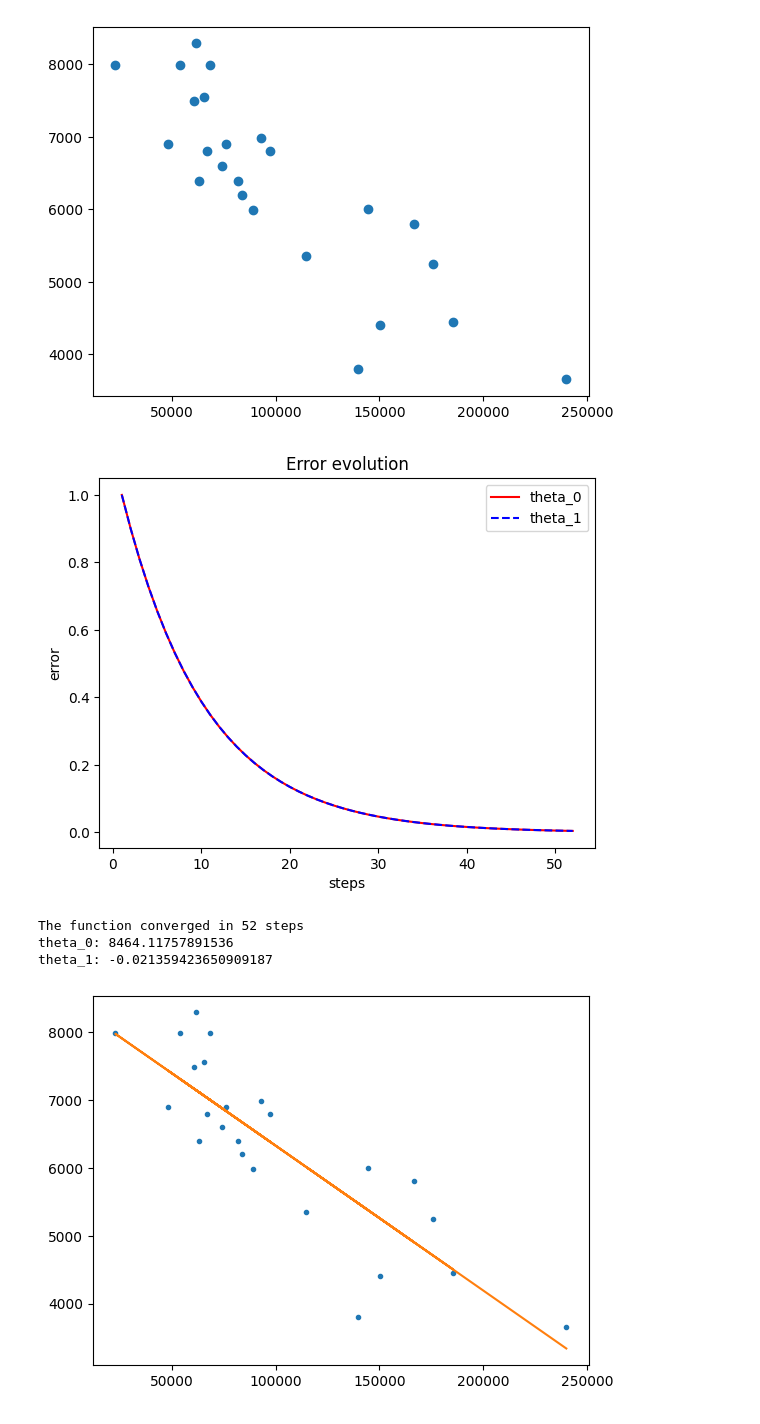
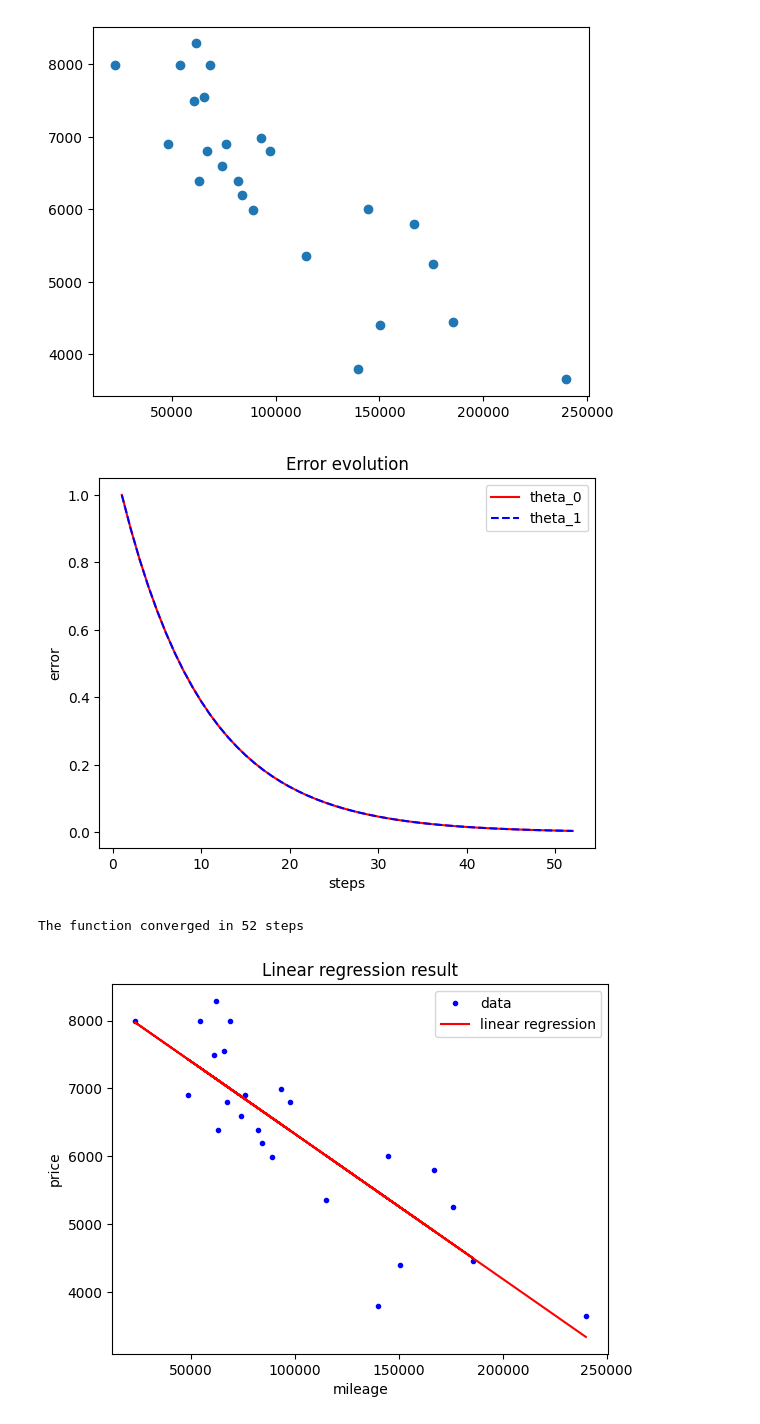
Before and after one commit to Ukudot/ft_linear_regression, a Jupyter notebook: linear_regression.ipynb, the cells around one changed output. Drawn from its saved outputs; the diff is of its cells as text; code cells hidden in the pictures.

Commit message:
cleaned code and added more information on plot

```diff
--- a/linear_regression.ipynb
+++ b/linear_regression.ipynb
@@ -118,17 +119,19 @@ def reverse_standardization(x: list, theta_0, theta_1):
     return new_theta_0, new_theta_1
 # %%
 theta_0, theta_1 = descent_gradient(x, y, 10000, 0.1)
-theta_0, theta_1 = reverse_standardization(x, theta_0, theta_1)
-
-print(f"theta_0: {theta_0}")
-print(f"theta_1: {theta_1}")
 # %% [output]
 [figure]
 The function converged in 52 steps
-theta_0: 8464.11757891536
-theta_1: -0.021359423650909187
-# %%
-plt.plot(x, y, ("."), x, [estimate_price(mileage, theta_0, theta_1) for mileage in x], ("-"))
-plt.show()
-# %% [output]
-[figure, removed]
+# %%
+# return to correct mileage values
+theta_0, theta_1 = reverse_standardization(x, theta_0, theta_1)
+
+plt.plot(x, y, "b.", label="data")
+plt.plot(x, [estimate_price(mileage, theta_0, theta_1) for mileage in x], "r-", label="linear regression")
+plt.xlabel("mileage")
+plt.ylabel("price")
+plt.title("Linear regression result")
+plt.legend(loc = "upper right")
+plt.show()
+# %% [output]
+[figure, added]
```
Also changed, not shown: parts of 1 cell of this notebook.
